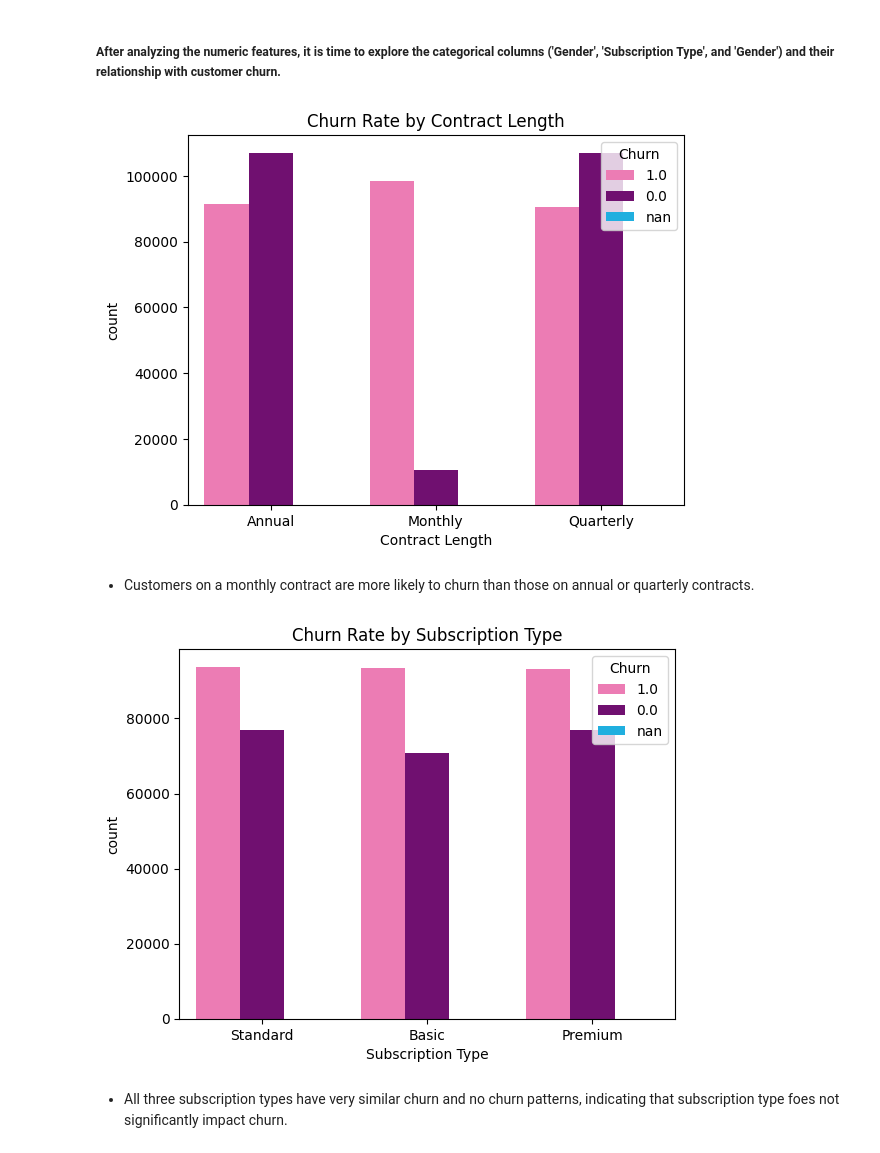
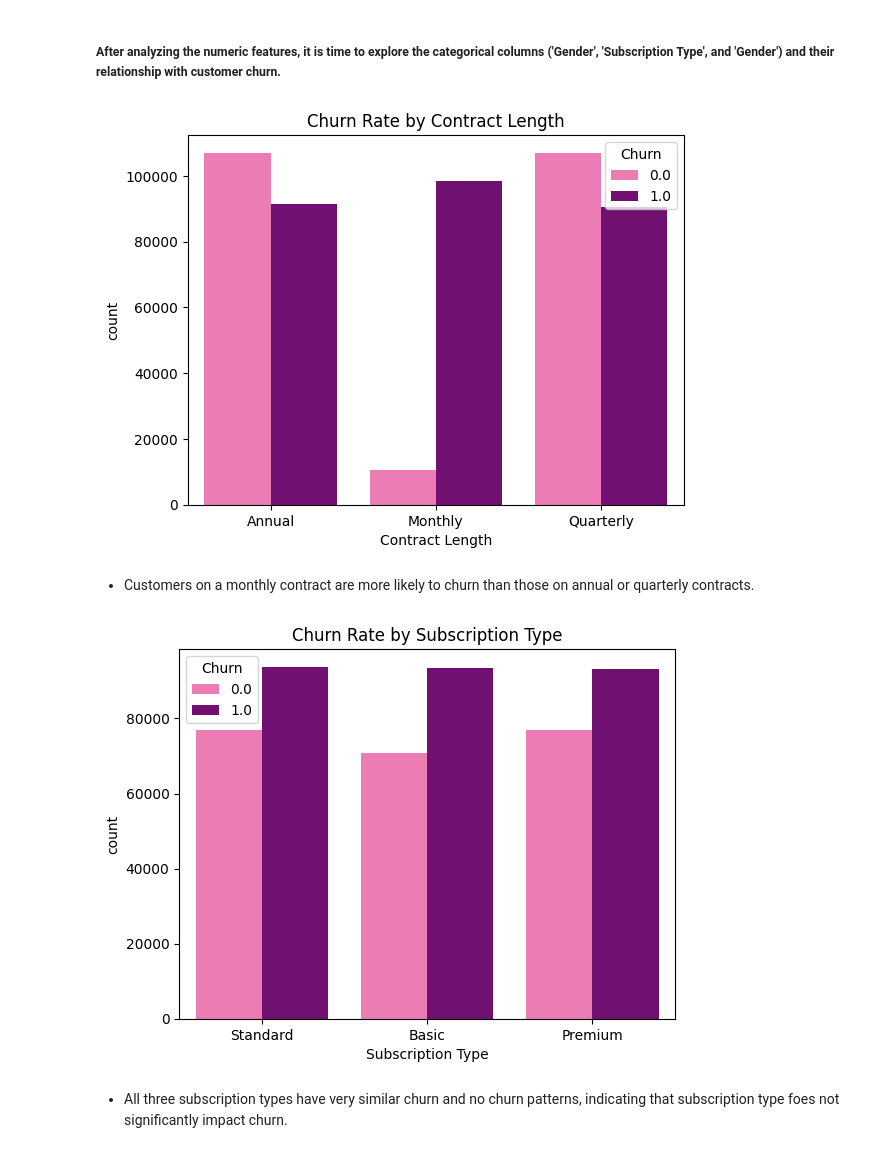
Before and after one commit to paumar2/DX699-MODB2, a Jupyter notebook: Week6.ipynb, the cells around one changed output. Saved outputs shown, nothing was run; the diff lists cells and outputs as text; code cells hidden in the pictures.

```diff
--- a/Week6.ipynb
+++ b/Week6.ipynb
@@ -330,8 +304,10 @@ I chose to include the following columns:
 # %%
-cols = ['Support Calls', 'Payment Delay', 'Total Spend', 'Tenure', 'Age']
-customer_churn['Churn'] = customer_churn['Churn'].astype(str) #ensure that 'Churn' is categorical
+sampled_cc = customer_churn.sample(n=1000, random_state=42)
+#since the dataset is very large, i am running the pairplots on a sample of the data to avoid excessive runtime or damage to the kernel
+cols = ['Support Calls', 'Payment Delay', 'Total Spend', 'Tenure']
+sampled_cc['Churn'] = sampled_cc['Churn'].astype(str) #ensure that 'Churn' is categorical
 #plot
-sns.pairplot(customer_churn[cols+['Churn']], hue='Churn', diag_kind='kde', corner=True, palette='Set2')
+sns.pairplot(sampled_cc[cols+['Churn']], hue='Churn', diag_kind='kde', corner=True, palette='Set2')
 plt.suptitle('Pairplot of Key Features by Churn', y=1.02)
 plt.show()
 # %% [output]
@@ -340,22 +316,22 @@ Error:
 ##### After analyzing the numeric features, it is time to explore the categorical columns ('Gender', 'Subscription Type', and 'Gender') and their relationship with customer churn.
 # %%
 #churn by contract length
-colors = ['hotpink', 'purple', 'deepskyblue'] #custom color palette for churn
+colors = ['hotpink', 'purple'] #custom color palette for churn
 sns.countplot(data=customer_churn, x='Contract Length', hue='Churn', palette=colors)
 plt.title('Churn Rate by Contract Length')
 plt.show()
 # %% [output]
-[figure, old version]
+[figure, new version]
 # %% [markdown]
 * Customers on a monthly contract are more likely to churn than those on annual or quarterly contracts.
 # %%
 #churn by subscription type
-colors = ['hotpink', 'purple', 'deepskyblue'] #custom color palette for churn
+colors = ['hotpink', 'purple'] #custom color palette for churn
 sns.countplot(data=customer_churn, x='Subscription Type', hue='Churn', palette=colors)
 plt.title('Churn Rate by Subscription Type')
 plt.show()
 # %% [output]
-[figure, old version]
+[figure, new version]
 # %% [markdown]
 * All three subscription types have very similar churn and no churn patterns, indicating that subscription type foes not significantly impact churn.
 # %%
```
Also changed, not shown: parts of 8 cells of this notebook.
